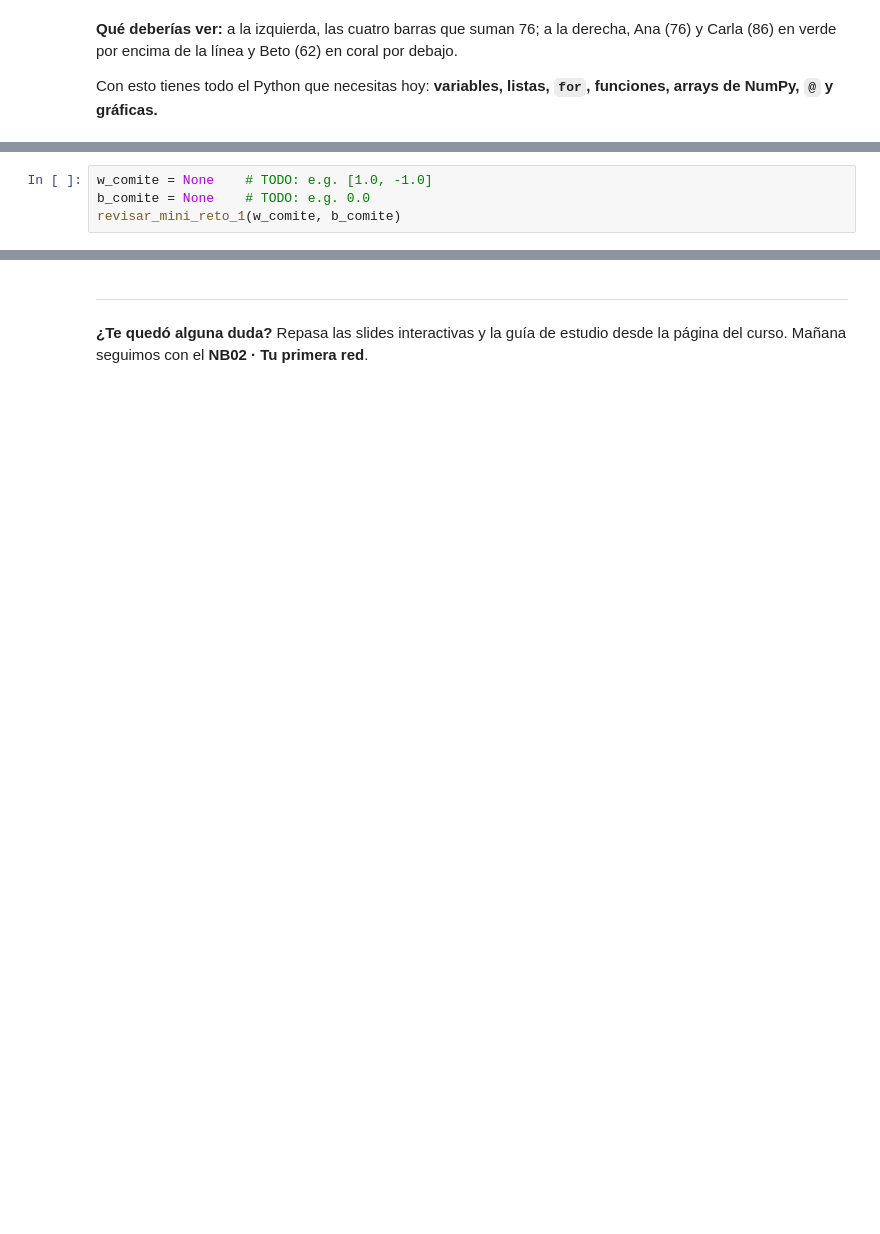
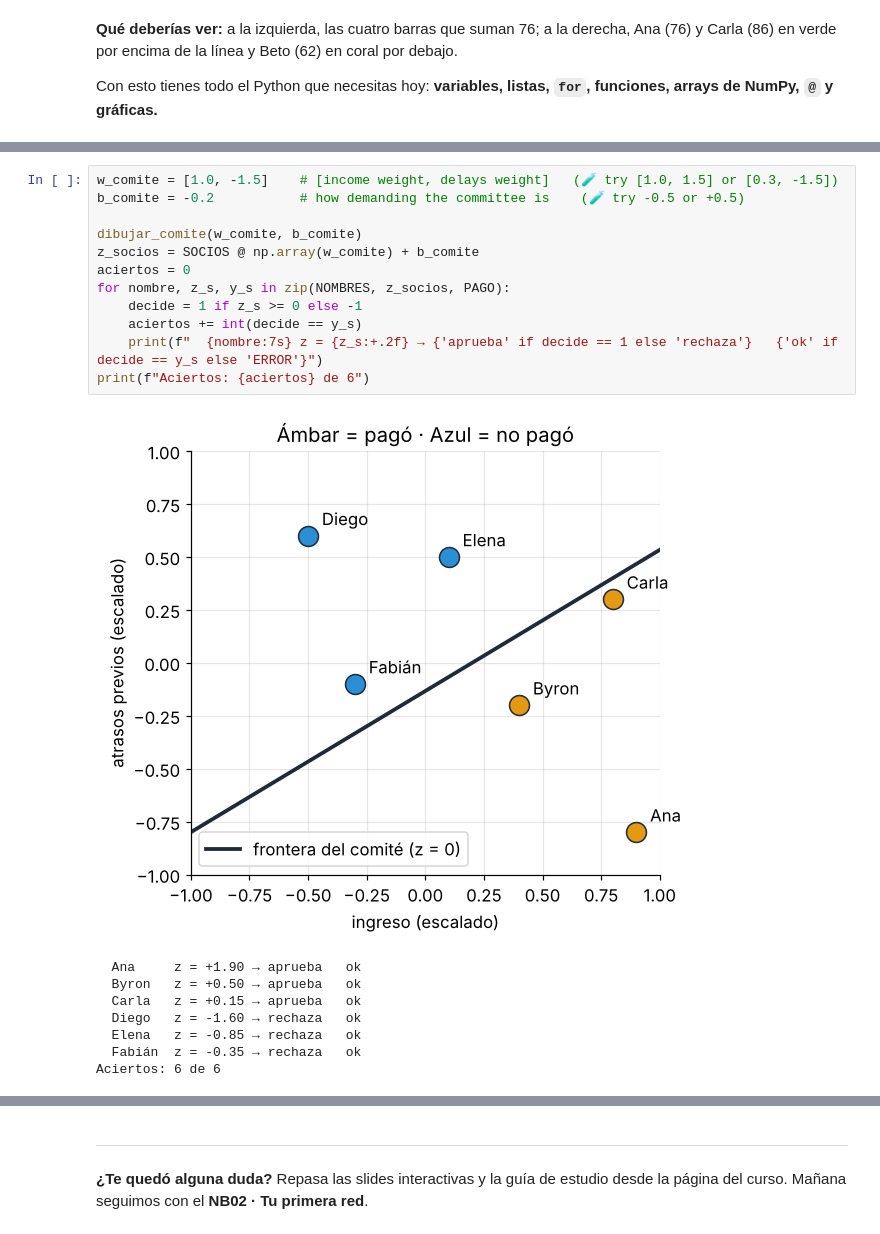
Before and after one commit to AndresOrdonez369/deepLearningWeek1, a Jupyter notebook: proyectos/NB01_viernes_tu_primera_neurona.ipynb, the cells around one changed output, grey strips where cells are left out. Drawn from its saved outputs; the diff is of its cells as text; blank space fills up the shorter version.

```diff
--- a/proyectos/NB01_viernes_tu_primera_neurona.ipynb
+++ b/proyectos/NB01_viernes_tu_primera_neurona.ipynb
@@ -944,4 +1415,21 @@ Seis socios de la cooperativa, con dos datos escalados: **ingreso** y **atrasos
-# %%
-w_comite = None    # TODO: e.g. [1.0, -1.0]
-b_comite = None    # TODO: e.g. 0.0
-revisar_mini_reto_1(w_comite, b_comite)
+# %%
+w_comite = [1.0, -1.5]    # [income weight, delays weight]   (🧪 try [1.0, 1.5] or [0.3, -1.5])
+b_comite = -0.2           # how demanding the committee is    (🧪 try -0.5 or +0.5)
+
+dibujar_comite(w_comite, b_comite)
+z_socios = SOCIOS @ np.array(w_comite) + b_comite
+aciertos = 0
+for nombre, z_s, y_s in zip(NOMBRES, z_socios, PAGO):
+    decide = 1 if z_s >= 0 else -1
+    aciertos += int(decide == y_s)
+    print(f"  {nombre:7s} z = {z_s:+.2f} → {'aprueba' if decide == 1 else 'rechaza'}   {'ok' if decide == y_s else 'ERROR'}")
+print(f"Aciertos: {aciertos} de 6")
+# %% [output]
+[figure, added]
+  Ana     z = +1.90 → aprueba   ok
+  Byron   z = +0.50 → aprueba   ok
+  Carla   z = +0.15 → aprueba   ok
+  Diego   z = -1.60 → rechaza   ok
+  Elena   z = -0.85 → rechaza   ok
+  Fabián  z = -0.35 → rechaza   ok
+Aciertos: 6 de 6
```
Also changed, not shown: parts of 133 cells of this notebook, 19 other files.
